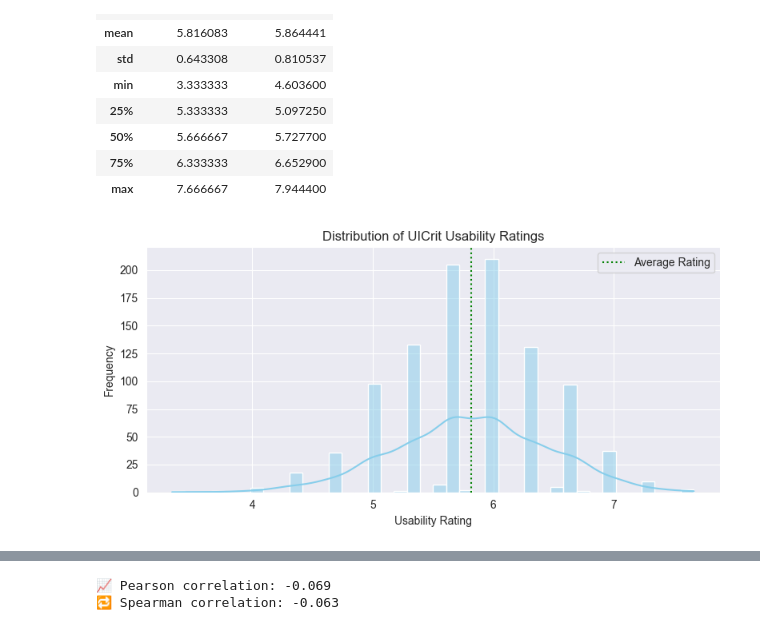
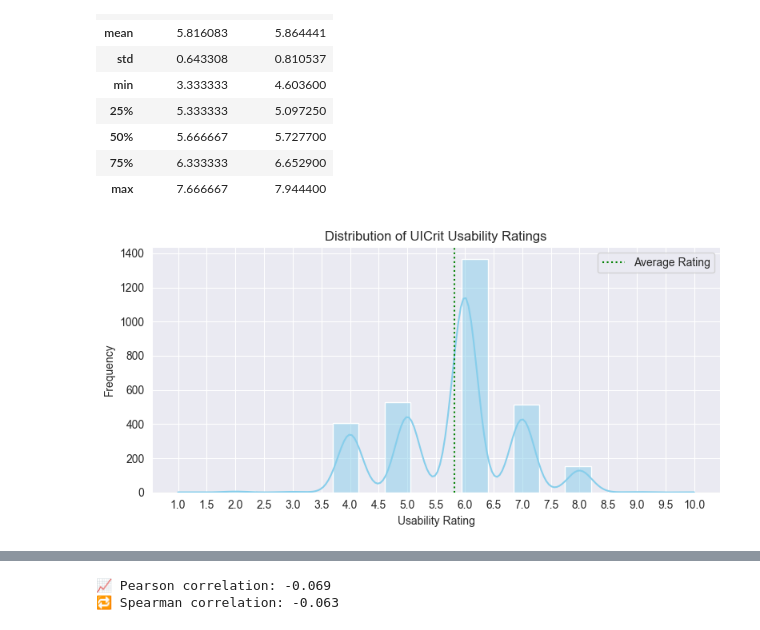
Before and after one commit to glibas/SaliStruct, a Jupyter notebook: notebooks/salistruct_analysis.ipynb, the cells around one changed output, grey strips where cells are left out. Saved outputs shown, nothing was run; the diff lists cells and outputs as text; code cells hidden in the pictures.

Commit message:
feat(analysis): Add input meta usability distributions

```diff
--- a/notebooks/salistruct_analysis.ipynb
+++ b/notebooks/salistruct_analysis.ipynb
@@ -32,11 +32,12 @@ import seaborn as sns
 
 # Load evaluation results
 saliency_model = 'gradcam'
-df = pd.read_csv(f'../eval/uicrit_eval_results_{saliency_model}.csv')
+meta_df = pd.read_csv(f'../data/uicrit/uicrit_public.csv')
+eval_df = pd.read_csv(f'../eval/uicrit/uicrit_eval_results_{saliency_model}.csv')
 
 # Overview
-print(f"Total samples: {len(df)}")
-df[['usability_rating', 'predicted_score']].describe()
+print(f"Total samples: {len(eval_df)}")
+eval_df[['usability_rating', 'predicted_score']].describe()
 # %% [output]
 Total samples: 1000
 |  | usability_rating | predicted_score |
@@ -51,14 +52,15 @@ Total samples: 1000
 # %%
 # Plot distribution of all UICrit usability scores
 plt.figure(figsize=(8, 4))
-sns.histplot(df['usability_rating'], bins=40, kde=True, color='skyblue')
-plt.axvline(df['usability_rating'].mean(), color='green', linestyle=':', label='Average Rating')
+sns.histplot(meta_df['usability_rating'], bins=20, kde=True, color='skyblue')
+plt.xticks(ticks=[i/2 for i in range(2, 21)])  # Tick marks from 1.0 to 10.0 by 0.5
+plt.axvline(meta_df['usability_rating'].mean(), color='green', linestyle=':', label='Average Rating')
 plt.title("Distribution of UICrit Usability Ratings")
 plt.xlabel("Usability Rating")
 plt.ylabel("Frequency")
 plt.legend()
 plt.grid(True)
 plt.tight_layout()
 plt.show()
 # %% [output]
-[figure, old version]
+[figure, new version]
```
Also changed, not shown: parts of 8 cells of this notebook.
